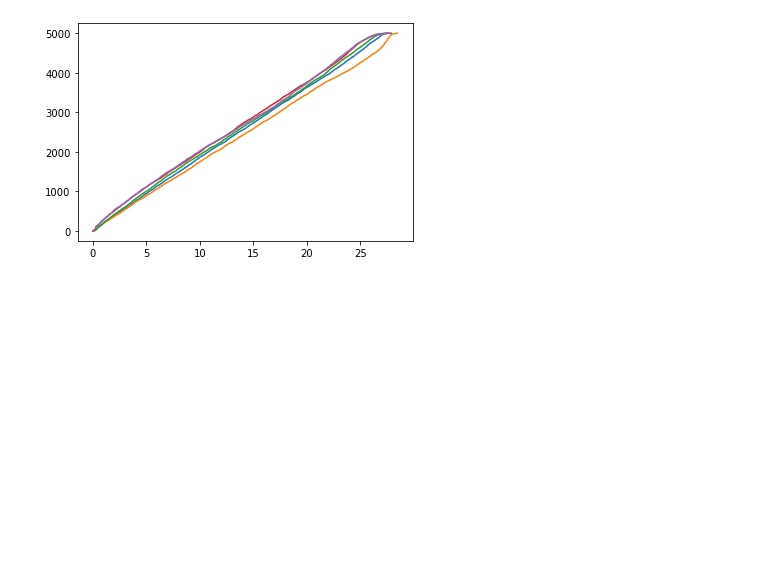
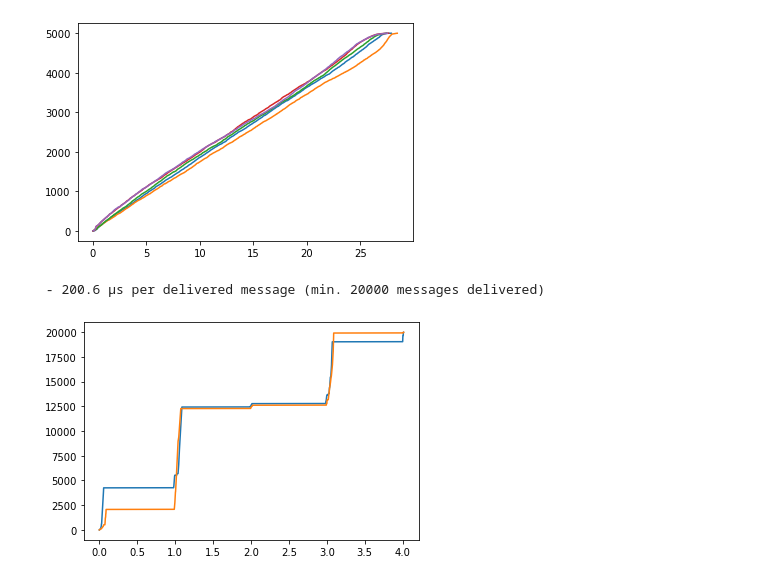
Before and after one commit to robinmamie/distributed-algorithms, a Jupyter notebook: timings.ipynb, the cells around one changed output. Drawn from its saved outputs; the diff is of its cells as text; code cells hidden in the pictures; blank space fills up the shorter version.

```diff
--- a/timings.ipynb
+++ b/timings.ipynb
@@ -207,3 +207,8 @@ graph(5)
 # %% [output]
  - 5.557 ms per delivered message (min. 5000 messages delivered)
 [figure]
+# %%
+graph(2)
+# %% [output]
+ - 200.6 µs per delivered message (min. 20000 messages delivered)
+[figure, added]
```
Also changed, not shown: 6 other files.
